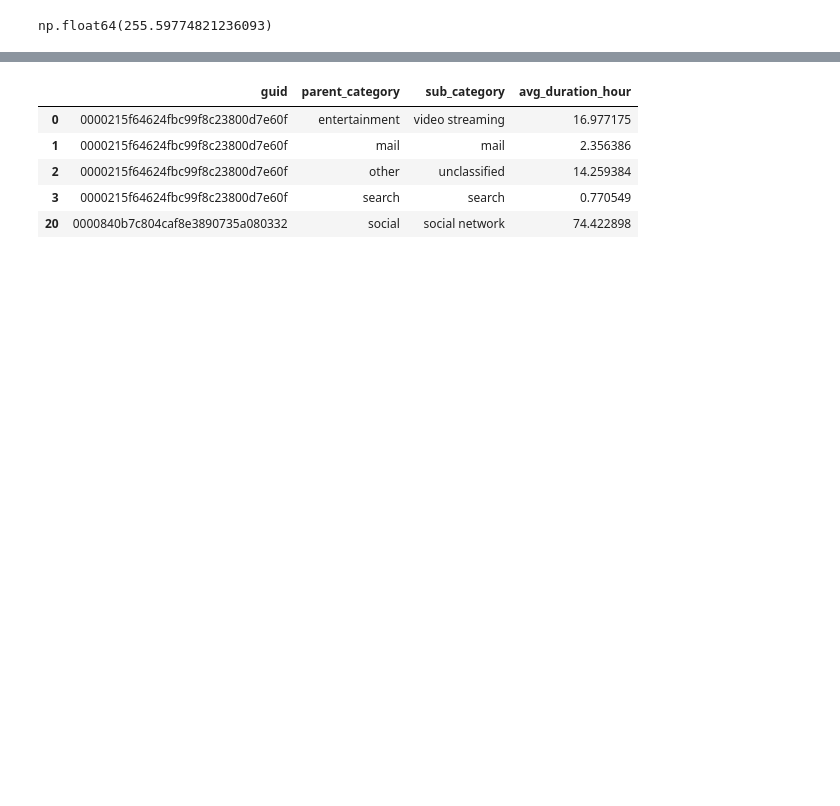
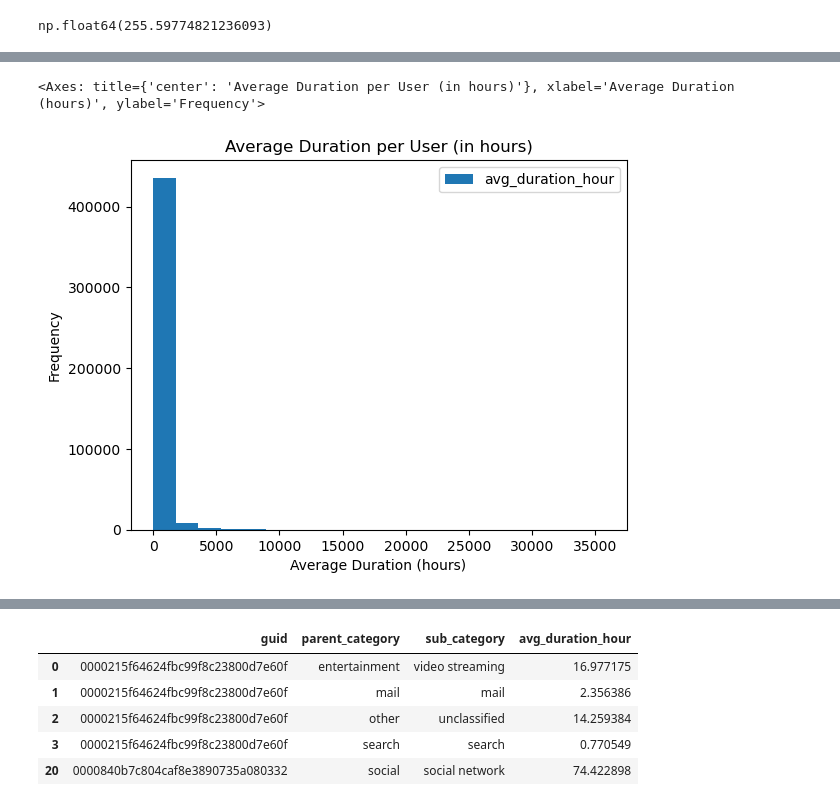
Before and after one commit to couchsnail/energy_explore, a Jupyter notebook: browser_eda/browser_eda.ipynb, the cells around one changed output, grey strips where cells are left out. Cells and saved outputs as stored; diff of their text form; code cells hidden in the pictures; blank space fills up the shorter version.

Commit message:
Graphical analysis

```diff
--- a/browser_eda/browser_eda.ipynb
+++ b/browser_eda/browser_eda.ipynb
@@ -369,0 +394,5 @@ np.float64(255.59774821236093)
+# %%
+merged_sum.plot(kind='hist', bins=20, title='Average Duration per User (in hours)', xlabel='Average Duration (hours)', ylabel='Frequency')
+# %% [output]
+<Axes: title={'center': 'Average Duration per User (in hours)'}, xlabel='Average Duration (hours)', ylabel='Frequency'>
+[figure, added]
```
Also changed, not shown: parts of 70 cells of this notebook.
